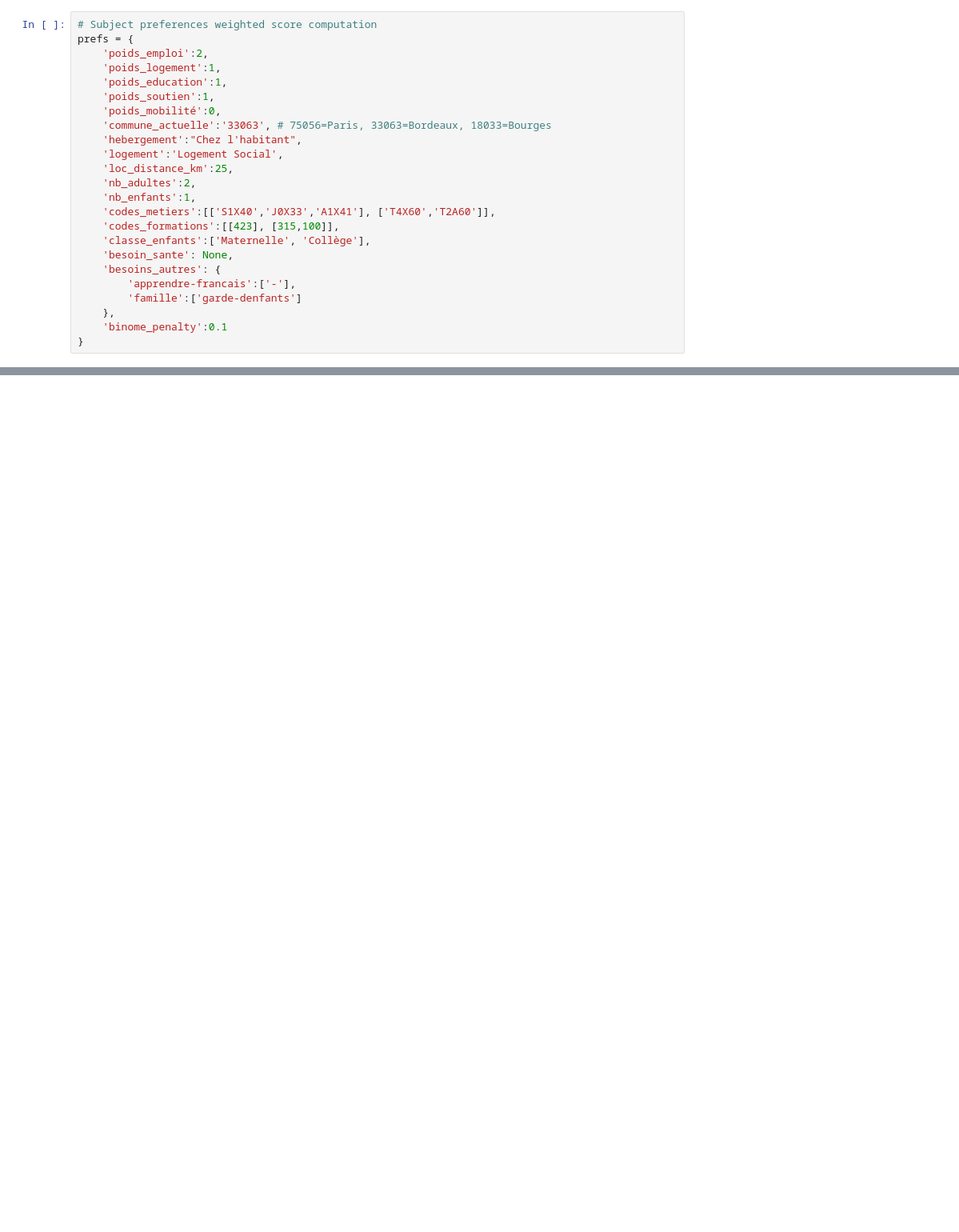
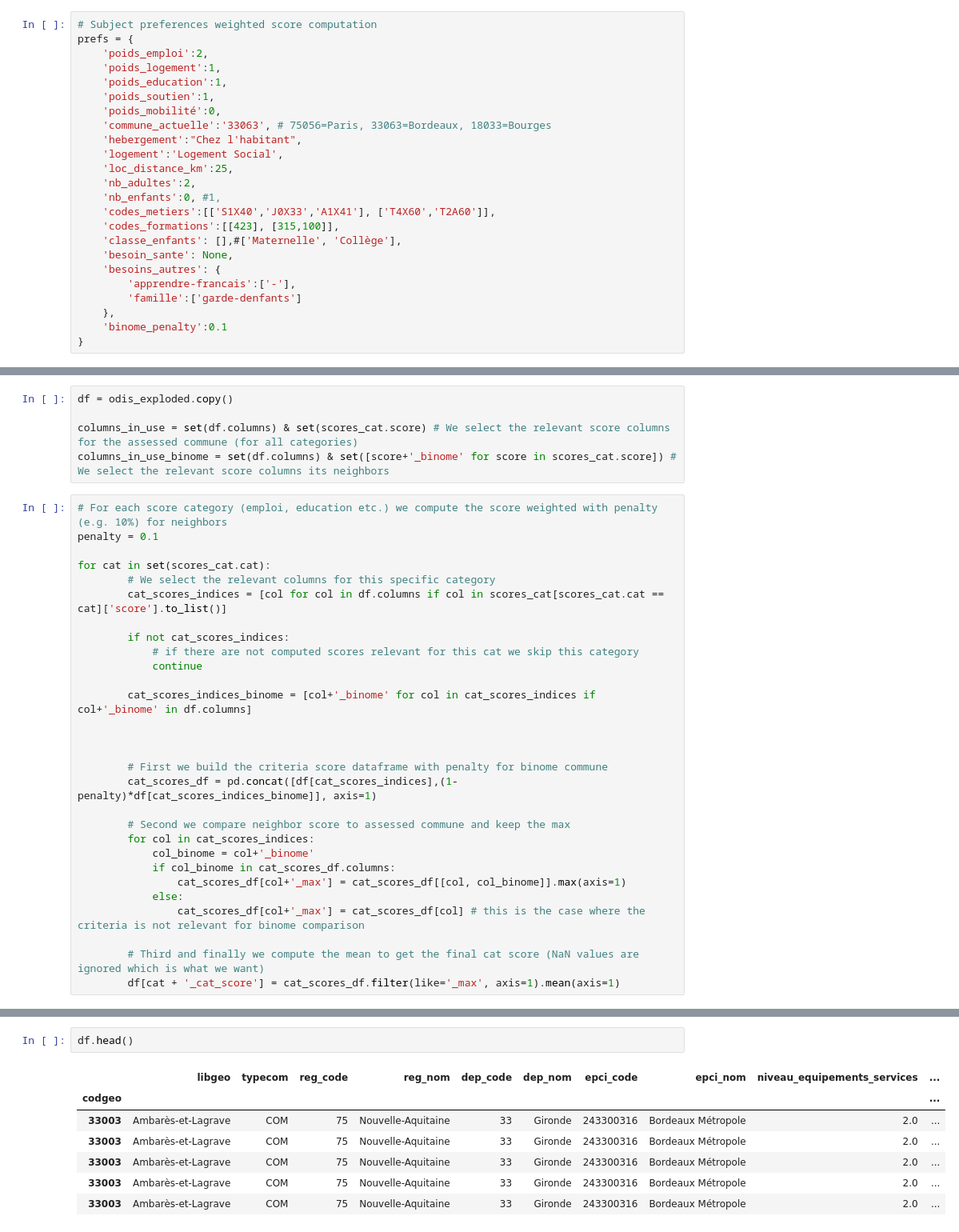
Before and after one commit to dataforgoodfr/13_odis, a Jupyter notebook: eda/notebooks/odis_stream2_scoring.ipynb, the cells around one changed output, grey strips where cells are left out. Shown at 80% size. Drawn from its saved outputs; the diff is of its cells as text; blank space fills up the shorter version.

```diff
--- a/eda/notebooks/odis_stream2_scoring.ipynb
+++ b/eda/notebooks/odis_stream2_scoring.ipynb
@@ -413,10 +416,10 @@ prefs = {
     'logement':'Logement Social',
     'loc_distance_km':25,
     'nb_adultes':2,
-    'nb_enfants':1,
+    'nb_enfants':0, #1,
     'codes_metiers':[['S1X40','J0X33','A1X41'], ['T4X60','T2A60']],
     'codes_formations':[[423], [315,100]],
-    'classe_enfants':['Maternelle', 'Collège'],
+    'classe_enfants': [],#['Maternelle', 'Collège'],
     'besoin_sante': None,
     'besoins_autres': {
         'apprendre-francais':['-'],
@@ -475,0 +478,34 @@ odis_search_best[['libgeo', 'polygon', 'besoins_match', 'log_soc_inoc_scaled', '
+# %%
+df = odis_exploded.copy()
+
+columns_in_use = set(df.columns) & set(scores_cat.score) # We select the relevant score columns for the assessed commune (for all categories)
+columns_in_use_binome = set(df.columns) & set([score+'_binome' for score in scores_cat.score]) # We select the relevant score columns its neighbors
+# %%
+# For each score category (emploi, education etc.) we compute the score weighted with penalty (e.g. 10%) for neighbors
+penalty = 0.1
+
+for cat in set(scores_cat.cat):
+        # We select the relevant columns for this specific category
+        cat_scores_indices = [col for col in df.columns if col in scores_cat[scores_cat.cat == cat]['score'].to_list()]
+
+        if not cat_scores_indices:
+            # if there are not computed scores relevant for this cat we skip this category
+            continue
+
+        cat_scores_indices_binome = [col+'_binome' for col in cat_scores_indices if col+'_binome' in df.columns]
+
+
+
+        # First we build the criteria score dataframe with penalty for binome commune
+        cat_scores_df = pd.concat([df[cat_scores_indices],(1-penalty)*df[cat_scores_indices_binome]], axis=1)
+
+        # Second we compare neighbor score to assessed commune and keep the max
+        for col in cat_scores_indices:
+            col_binome = col+'_binome'
+            if col_binome in cat_scores_df.columns:
+                cat_scores_df[col+'_max'] = cat_scores_df[[col, col_binome]].max(axis=1)
+            else:
+                cat_scores_df[col+'_max'] = cat_scores_df[col] # this is the case where the criteria is not relevant for binome comparison
+
+        # Third and finally we compute the mean to get the final cat score (NaN values are ignored which is what we want)
+        df[cat + '_cat_score'] = cat_scores_df.filter(like='_max', axis=1).mean(axis=1)
@@ -475,0 +532,10 @@ odis_search_best[['libgeo', 'polygon', 'besoins_match', 'log_soc_inoc_scaled', '
+# %%
+df.head()
+# %% [output]
+|  | libgeo | typecom | reg_code | reg_nom | dep_code | dep_nom | epci_code | epci_nom | niveau_equipements_services | ... |
+| codgeo |  |  |  |  |  |  |  |  |  | ... |
+| 33003 | Ambarès-et-Lagrave | COM | 75 | Nouvelle-Aquitaine | 33 | Gironde | 243300316 | Bordeaux Métropole | 2.0 | ... |
+| 33003 | Ambarès-et-Lagrave | COM | 75 | Nouvelle-Aquitaine | 33 | Gironde | 243300316 | Bordeaux Métropole | 2.0 | ... |
+| 33003 | Ambarès-et-Lagrave | COM | 75 | Nouvelle-Aquitaine | 33 | Gironde | 243300316 | Bordeaux Métropole | 2.0 | ... |
+| 33003 | Ambarès-et-Lagrave | COM | 75 | Nouvelle-Aquitaine | 33 | Gironde | 243300316 | Bordeaux Métropole | 2.0 | ... |
+| 33003 | Ambarès-et-Lagrave | COM | 75 | Nouvelle-Aquitaine | 33 | Gironde | 243300316 | Bordeaux Métropole | 2.0 | ... |
```
Also changed, not shown: parts of 8 cells of this notebook, 3 other files.
